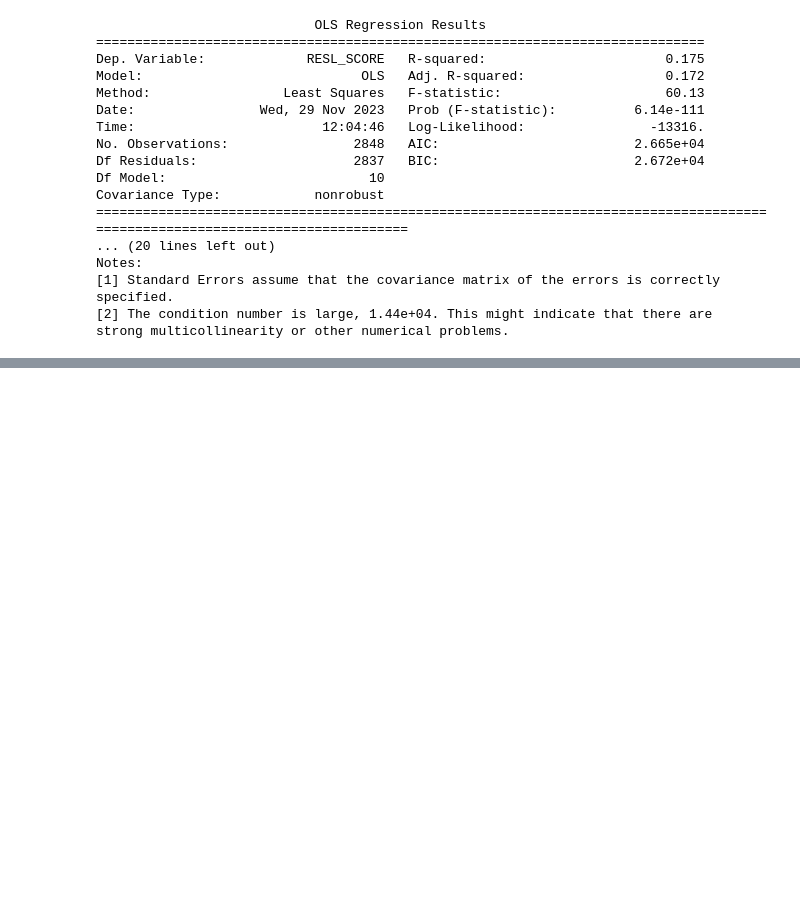
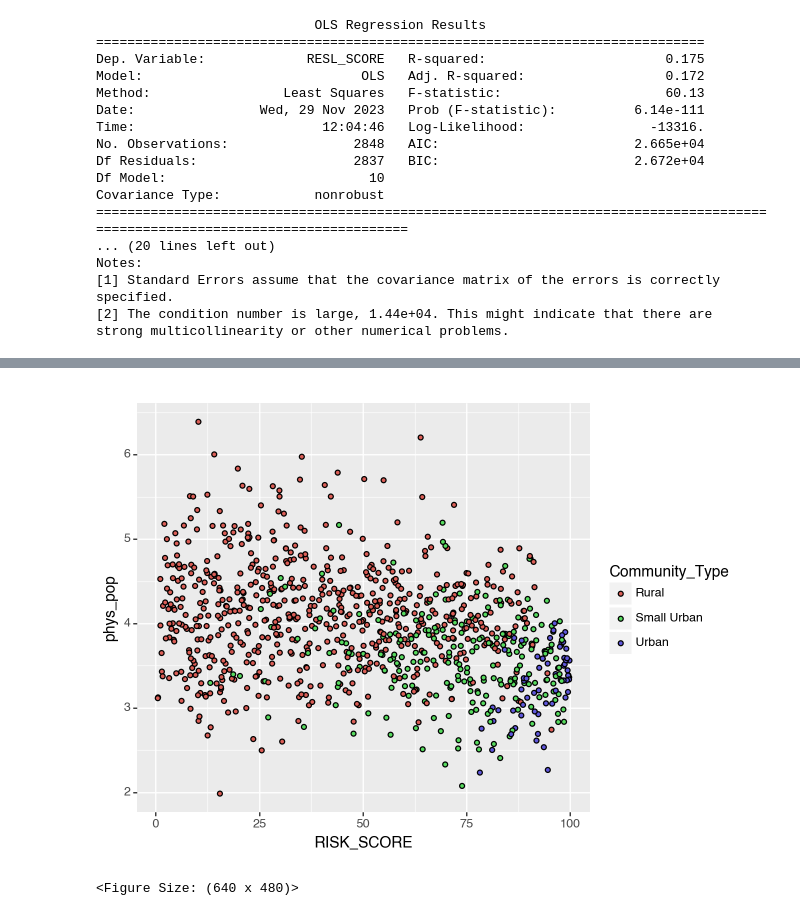
Before and after one commit to bridey397/PPOL5203_FinalProject, a Jupyter notebook: Python_code/OLS_Models.ipynb, the cells around one changed output, grey strips where cells are left out. Cells and saved outputs as stored; diff of their text form; code cells hidden in the pictures; blank space fills up the shorter version.

```diff
--- a/Python_code/OLS_Models.ipynb
+++ b/Python_code/OLS_Models.ipynb
@@ -393,0 +639,4 @@ strong multicollinearity or other numerical problems.
+# %%
+phys_model_ols_r_int = smf.ols(formula='Average_Number_of_Physically_Unhealthy_Days ~ RISK_SCORE + Population_Density + Community_Type + RISK_SCORE*Community_Type', data=Southeast_county_data).fit()
+
+print(phys_model_ols_r_int.summary())
@@ -393,0 +661,6 @@ strong multicollinearity or other numerical problems.
+# %%
+beta1pop = phys_model_ols_r_int.params[-1]
+
+SE['phys_pop'] = SE['Average_Number_of_Physically_Unhealthy_Days'] - (beta1pop*(SE['Population_Density'].mean()))
+
+SE.head()
@@ -393,0 +675,5 @@ strong multicollinearity or other numerical problems.
+# %%
+(ggplot(SE) + aes(x = 'RISK_SCORE', y = 'phys_pop', fill = "Community_Type") + geom_point())
+# %% [output]
+[figure, added]
+<Figure Size: (640 x 480)>
```
Also changed, not shown: parts of 23 cells of this notebook, 3 other files.
